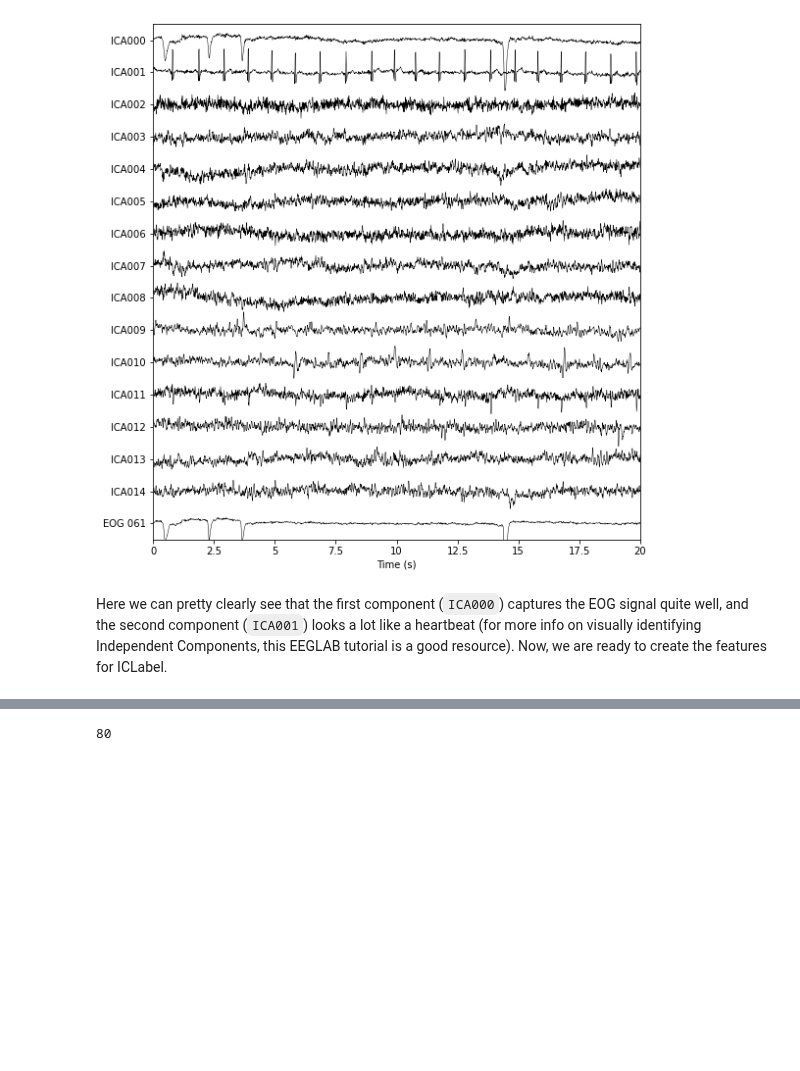
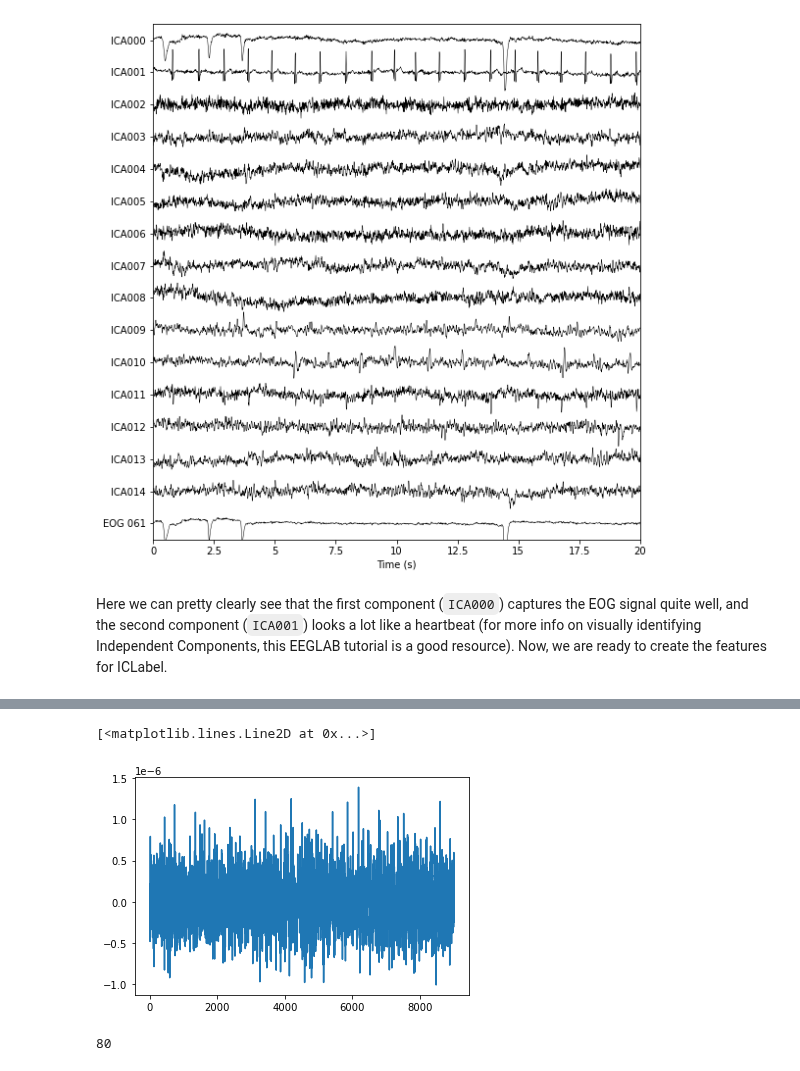
Before and after one commit to mne-tools/mne-icalabel, a Jupyter notebook: mneICA.ipynb, the cells around one changed output, grey strips where cells are left out. Drawn from its saved outputs; the diff is of its cells as text; code cells hidden in the pictures; blank space fills up the shorter version.

```diff
--- a/mneICA.ipynb
+++ b/mneICA.ipynb
@@ -229,3 +259,8 @@ labels
+# %%
+plt.plot(raw_data[6,:])
+# %% [output]
+[<matplotlib.lines.Line2D at 0x...>]
+[figure, added]
 # %%
 from eeg_features import eeg_autocorr_fftw, eeg_features, eeg_rpsd, eeg_topoplot
 # %%
```
Also changed, not shown: parts of 14 cells of this notebook, 2 other files.
